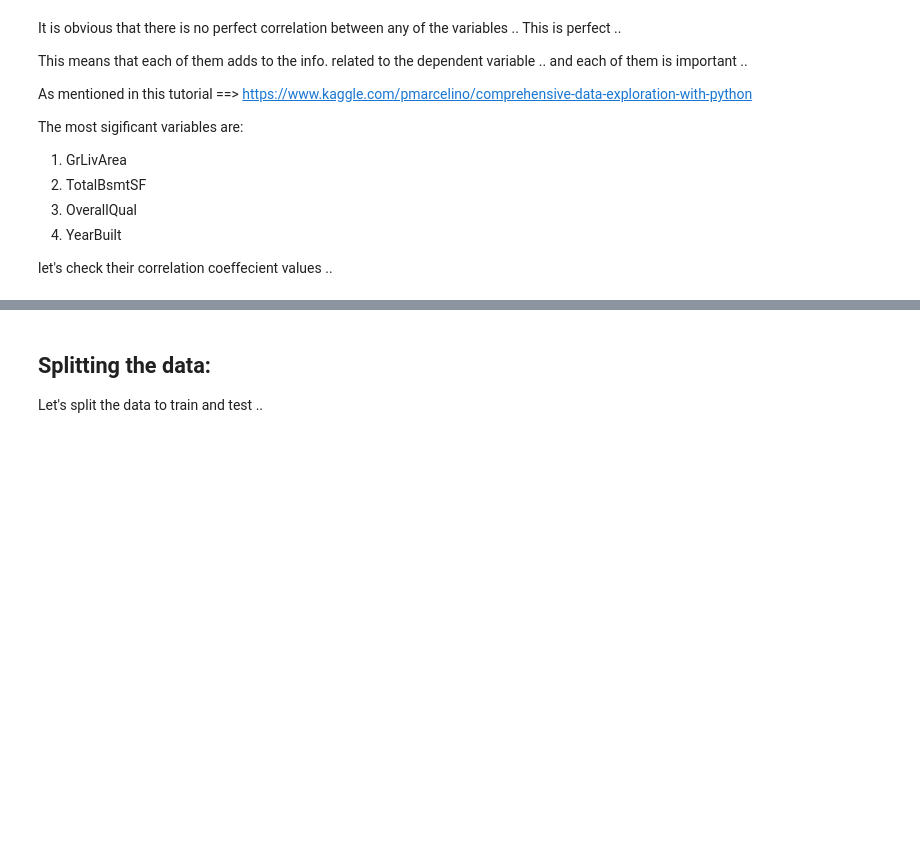
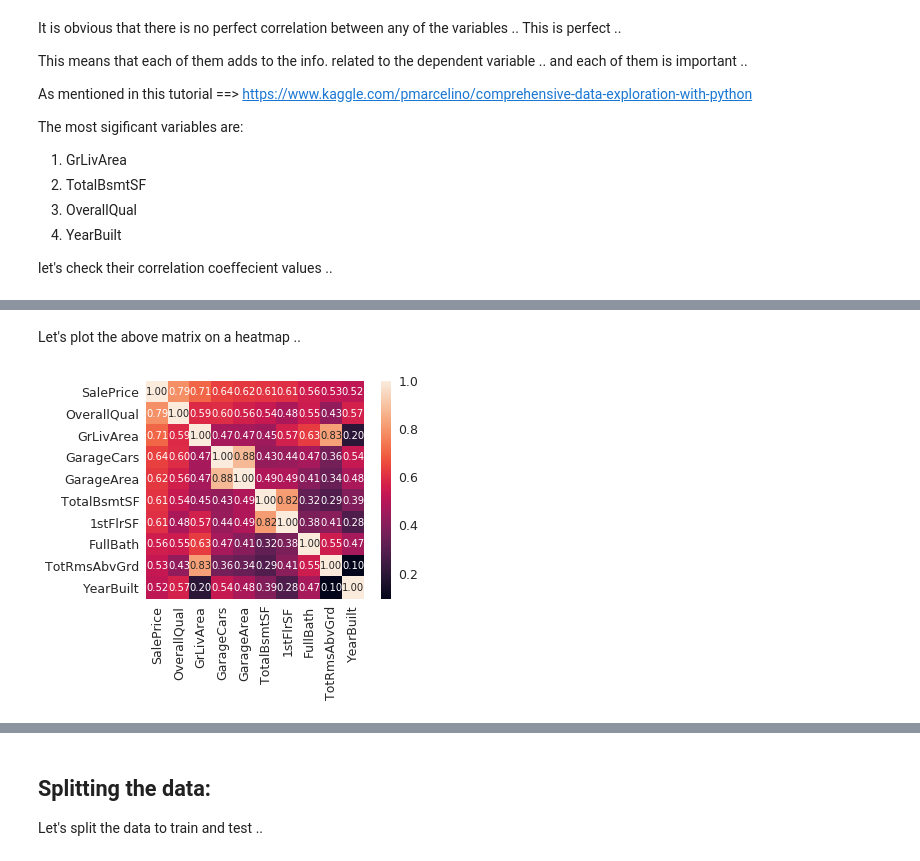
Before and after one commit to EAboelhamd/Kaggle-Competitions, a Jupyter notebook: Housing_Price_Prediction/House_Price_Prediction.ipynb, the cells around one changed output, grey strips where cells are left out. Saved outputs shown, nothing was run; the diff lists cells and outputs as text; code cells hidden in the pictures; blank space fills up the shorter version.

```diff
--- a/Housing_Price_Prediction/House_Price_Prediction.ipynb
+++ b/Housing_Price_Prediction/House_Price_Prediction.ipynb
@@ -72,6 +166,6 @@ sns.heatmap(corr, xticklabels=corr.columns.values, yticklabels=corr.columns.valu
 # %%
-corr = corr[corr.columns.difference(['SalePrice'])]
-corr
+# corr = corr[corr.columns.difference(['SalePrice'])]
+# corr
 # %% [markdown]
 It is obvious that there is no perfect correlation between any of the variables .. This is perfect ..
 
@@ -95,0 +205,4 @@ The correlation between the last two variables is higher .. however, none of the
+# %%
+k = 10 #number of variables for heatmap
+cols_ = corr.nlargest(k, 'SalePrice')['SalePrice'].index # positions of the variables that have largest correlation with the salesprice
+cols_
@@ -95,0 +214,3 @@ The correlation between the last two variables is higher .. however, none of the
+# %%
+cm = np.corrcoef(df[cols_].values.T)
+cm
@@ -95,0 +238,7 @@ The correlation between the last two variables is higher .. however, none of the
+# %% [markdown]
+Let's plot the above matrix on a heatmap ..
+# %%
+sns.set(font_scale=1.25)
+hm = sns.heatmap(cm, cbar=True, annot=True, square=True, fmt='.2f', annot_kws={'size': 10}, yticklabels=cols_.values, xticklabels=cols_.values)
+# %% [output]
+[figure, added]
```
Also changed, not shown: parts of 76 cells of this notebook.
